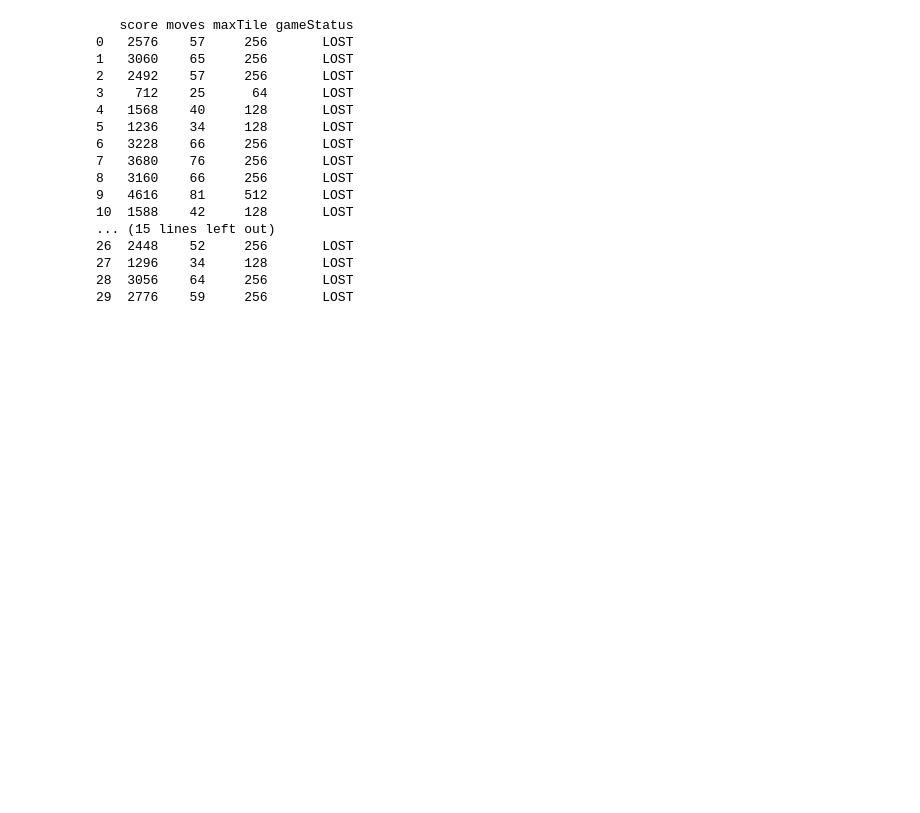
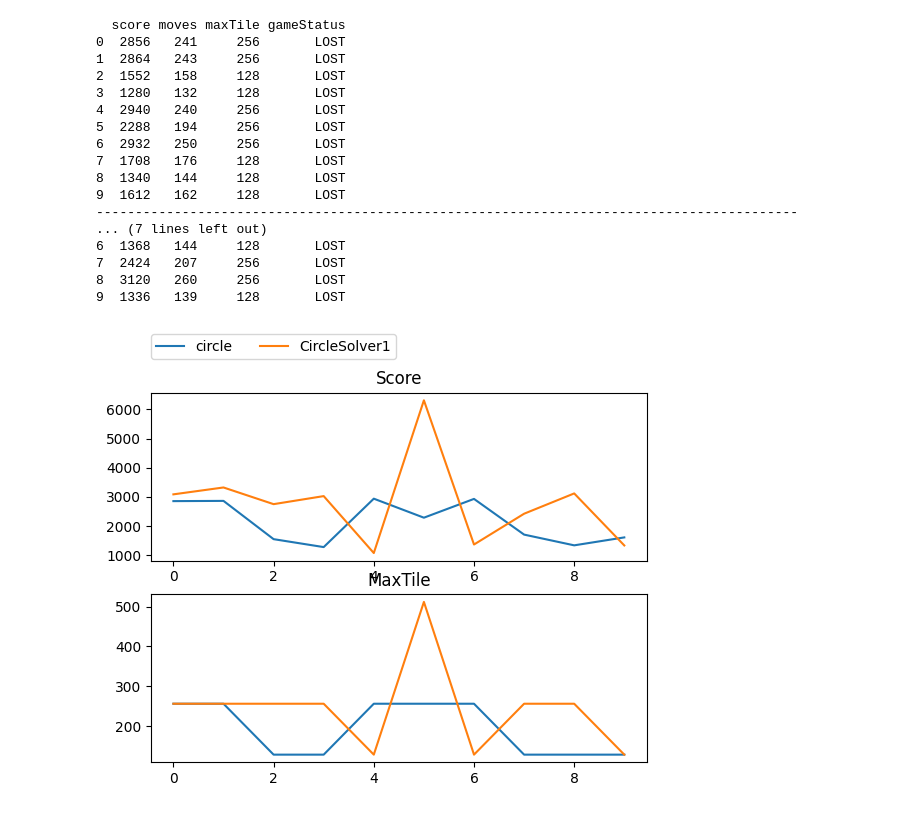
Before and after one commit to MugshotDrippedOut/Simon, a Jupyter notebook: SWI/6. semester/AP6UI_ai/ukol1/2048_base.ipynb, the cells around one changed output. Drawn from its saved outputs; the diff is of its cells as text; code cells hidden in the pictures; blank space fills up the shorter version.

```diff
--- a/SWI/6. semester/AP6UI_ai/ukol1/2048_base.ipynb
+++ b/SWI/6. semester/AP6UI_ai/ukol1/2048_base.ipynb
@@ -369,53 +369,80 @@ CircleSolver()
 # %%
 
-def CircleSolver():
+def CircleSolver1():
     curr_grid, score = new_game()
     moves = 0
     directions = ['left','down','right','up',]
     for i in range(1000):
         try:
             for d in directions:
                 curr_grid, score = play_2048(curr_grid, d, score)
+                moves +=1
         except RuntimeError as inst:
             if(str(inst)=="GO"):
-                moves = i+1
+                moves +=1
             elif(str(inst)=="WIN"):
-                moves = i+1
+                moves +=1
             break
     return (curr_grid, score, moves)
 
 
 
-CircleSolver()
+CircleSolver1()
 
 mydf = pd.DataFrame(columns=['score', 'moves','maxTile', 'gameStatus'])
-for i in range(30):
-    grid, score, moves = CircleSolver()
+for i in range(10):
+    grid, score, moves = CircleSolver1()
 
     mydf.loc[i,'score'] = score
     mydf.loc[i,'moves'] = moves
     mydf.loc[i,'maxTile'] = grid.max()
     mydf.loc[i,'gameStatus'] = "WON" if grid.max()>=2024 else "LOST"
 
+mydf1 = pd.DataFrame(columns=['score', 'moves','maxTile', 'gameStatus'])
+for i in range(10):
+    grid, score, moves = CircleSolver1()
+
+    mydf1.loc[i,'score'] = score
+    mydf1.loc[i,'moves'] = moves
+    mydf1.loc[i,'maxTile'] = grid.max()
+    mydf1.loc[i,'gameStatus'] = "WON" if grid.max()>=2024 else "LOST"
+
 print(mydf)
+print("-"*90)
+print(mydf1)
+
+mydfs = [mydf,mydf1]
+labels = ["circle",CircleSolver1.__name__]
+for i in range(len(mydfs)):
+    myscore = mydfs[i]['score']
+    plt.subplot(211)
+    plt.title('Score')
+    plt.plot(myscore, label=labels[i])
+    plt.legend(loc = (0, 1.2), ncol=(len(mydfs)+1))
+
+    mytile = mydfs[i]['maxTile']
+    plt.subplot(212)
+    plt.title('MaxTile')
+    plt.plot(mytile)
 # %% [output]
-   score moves maxTile gameStatus
-0   2576    57     256       LOST
-1   3060    65     256       LOST
-2   2492    57     256       LOST
-3    712    25      64       LOST
-4   1568    40     128       LOST
-5   1236    34     128       LOST
-6   3228    66     256       LOST
-7   3680    76     256       LOST
-8   3160    66     256       LOST
-9   4616    81     512       LOST
-10  1588    42     128       LOST
-... (15 lines left out)
-26  2448    52     256       LOST
-27  1296    34     128       LOST
-28  3056    64     256       LOST
-29  2776    59     256       LOST
+  score moves maxTile gameStatus
+0  2856   241     256       LOST
+1  2864   243     256       LOST
+2  1552   158     128       LOST
+3  1280   132     128       LOST
+4  2940   240     256       LOST
+5  2288   194     256       LOST
+6  2932   250     256       LOST
+7  1708   176     128       LOST
+8  1340   144     128       LOST
+9  1612   162     128       LOST
+------------------------------------------------------------------------------------------
+... (7 lines left out)
+6  1368   144     128       LOST
+7  2424   207     256       LOST
+8  3120   260     256       LOST
+9  1336   139     128       LOST
+[figure, added]
 # %%
 #RightDown direction solver
 def RightDownSolver():
```
Also changed, not shown: parts of 5 cells of this notebook, 4 other files.
